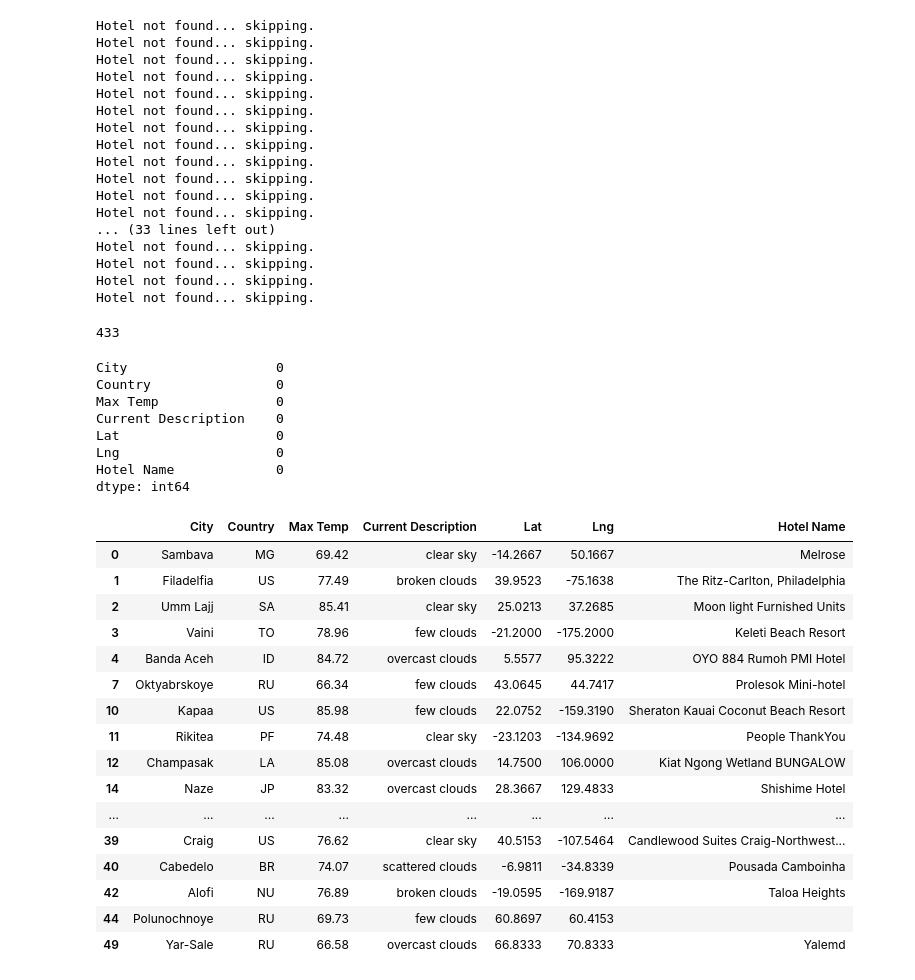
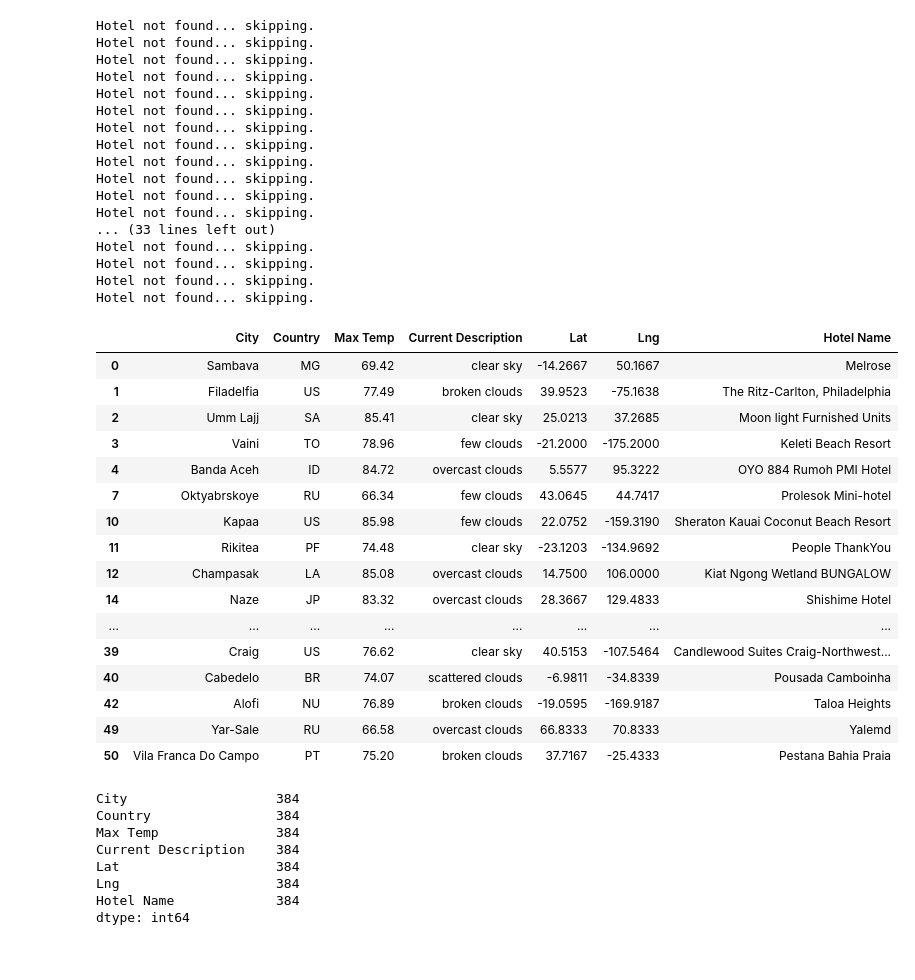
Before and after one commit to nickku1223/World_Weather_Analysis, a Jupyter notebook: Vacation_Search/Vacation_Search.ipynb, the cells around one changed output. Cells and saved outputs as stored; diff of their text form; code cells hidden in the pictures.

```diff
--- a/Vacation_Search_Challenge.ipynb
+++ b/Vacation_Search/Vacation_Search.ipynb
@@ -125,6 +128,7 @@ for index, row in hotel_df.iterrows():
     try:
         hotel_df.loc[index, "Hotel Name"] = hotels["results"][0]["name"]
     except (IndexError):
+        hotel_df.loc[index, "Hotel Name"] = np.nan
         print("Hotel not found... skipping.")
 # %% [output]
 Hotel not found... skipping.
@@ -146,40 +150,36 @@ Hotel not found... skipping.
 Hotel not found... skipping.
 # %%
 # 7. Drop the rows where there is no Hotel Name.
-len(hotel_df)
+clean_hotel_df = hotel_df.dropna()
+clean_hotel_df.head(25)
 # %% [output]
-433
+|  | City | Country | Max Temp | Current Description | Lat | Lng | Hotel Name |
+| 0 | Sambava | MG | 69.42 | clear sky | -14.2667 | 50.1667 | Melrose |
+| 1 | Filadelfia | US | 77.49 | broken clouds | 39.9523 | -75.1638 | The Ritz-Carlton, Philadelphia |
+| 2 | Umm Lajj | SA | 85.41 | clear sky | 25.0213 | 37.2685 | Moon light Furnished Units |
+| 3 | Vaini | TO | 78.96 | few clouds | -21.2000 | -175.2000 | Keleti Beach Resort |
+| 4 | Banda Aceh | ID | 84.72 | overcast clouds | 5.5577 | 95.3222 | OYO 884 Rumoh PMI Hotel |
+| 7 | Oktyabrskoye | RU | 66.34 | few clouds | 43.0645 | 44.7417 | Prolesok Mini-hotel |
+| 10 | Kapaa | US | 85.98 | few clouds | 22.0752 | -159.3190 | Sheraton Kauai Coconut Beach Resort |
+| 11 | Rikitea | PF | 74.48 | clear sky | -23.1203 | -134.9692 | People ThankYou |
+| 12 | Champasak | LA | 85.08 | overcast clouds | 14.7500 | 106.0000 | Kiat Ngong Wetland BUNGALOW |
+| 14 | Naze | JP | 83.32 | overcast clouds | 28.3667 | 129.4833 | Shishime Hotel |
+| ... | ... | ... | ... | ... | ... | ... | ... |
+| 39 | Craig | US | 76.62 | clear sky | 40.5153 | -107.5464 | Candlewood Suites Craig-Northwest... |
+| 40 | Cabedelo | BR | 74.07 | scattered clouds | -6.9811 | -34.8339 | Pousada Camboinha |
+| 42 | Alofi | NU | 76.89 | broken clouds | -19.0595 | -169.9187 | Taloa Heights |
+| 49 | Yar-Sale | RU | 66.58 | overcast clouds | 66.8333 | 70.8333 | Yalemd |
+| 50 | Vila Franca Do Campo | PT | 75.20 | broken clouds | 37.7167 | -25.4333 | Pestana Bahia Praia |
-# %%
-hotel_df.isnull().sum()
-# %% [output]
-City                   0
-Country                0
-Max Temp               0
-Current Description    0
-Lat                    0
-Lng                    0
-Hotel Name             0
-dtype: int64
-# %%
-hotel_df.dropna(how = "any")
-hotel_df.head(25)
-# %% [output]
-|  | City | Country | Max Temp | Current Description | Lat | Lng | Hotel Name |
-| 0 | Sambava | MG | 69.42 | clear sky | -14.2667 | 50.1667 | Melrose |
-| 1 | Filadelfia | US | 77.49 | broken clouds | 39.9523 | -75.1638 | The Ritz-Carlton, Philadelphia |
-| 2 | Umm Lajj | SA | 85.41 | clear sky | 25.0213 | 37.2685 | Moon light Furnished Units |
-| 3 | Vaini | TO | 78.96 | few clouds | -21.2000 | -175.2000 | Keleti Beach Resort |
-| 4 | Banda Aceh | ID | 84.72 | overcast clouds | 5.5577 | 95.3222 | OYO 884 Rumoh PMI Hotel |
-| 7 | Oktyabrskoye | RU | 66.34 | few clouds | 43.0645 | 44.7417 | Prolesok Mini-hotel |
-| 10 | Kapaa | US | 85.98 | few clouds | 22.0752 | -159.3190 | Sheraton Kauai Coconut Beach Resort |
-| 11 | Rikitea | PF | 74.48 | clear sky | -23.1203 | -134.9692 | People ThankYou |
-| 12 | Champasak | LA | 85.08 | overcast clouds | 14.7500 | 106.0000 | Kiat Ngong Wetland BUNGALOW |
-| 14 | Naze | JP | 83.32 | overcast clouds | 28.3667 | 129.4833 | Shishime Hotel |
-| ... | ... | ... | ... | ... | ... | ... | ... |
-| 39 | Craig | US | 76.62 | clear sky | 40.5153 | -107.5464 | Candlewood Suites Craig-Northwest... |
-| 40 | Cabedelo | BR | 74.07 | scattered clouds | -6.9811 | -34.8339 | Pousada Camboinha |
-| 42 | Alofi | NU | 76.89 | broken clouds | -19.0595 | -169.9187 | Taloa Heights |
-| 44 | Polunochnoye | RU | 69.73 | few clouds | 60.8697 | 60.4153 |  |
-| 49 | Yar-Sale | RU | 66.58 | overcast clouds | 66.8333 | 70.8333 | Yalemd |
+# %%
+clean_hotel_df.count()
+# %% [output]
+City                   384
+Country                384
+Max Temp               384
+Current Description    384
+Lat                    384
+Lng                    384
+Hotel Name             384
+dtype: int64
 # %%
 # 8a. Create the output File (CSV)
```
Also changed, not shown: parts of 6 cells of this notebook, 13 other files.
